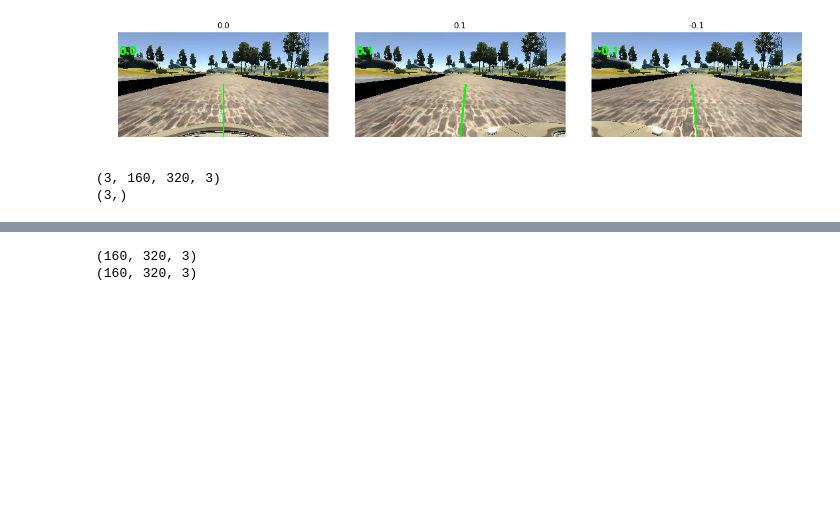
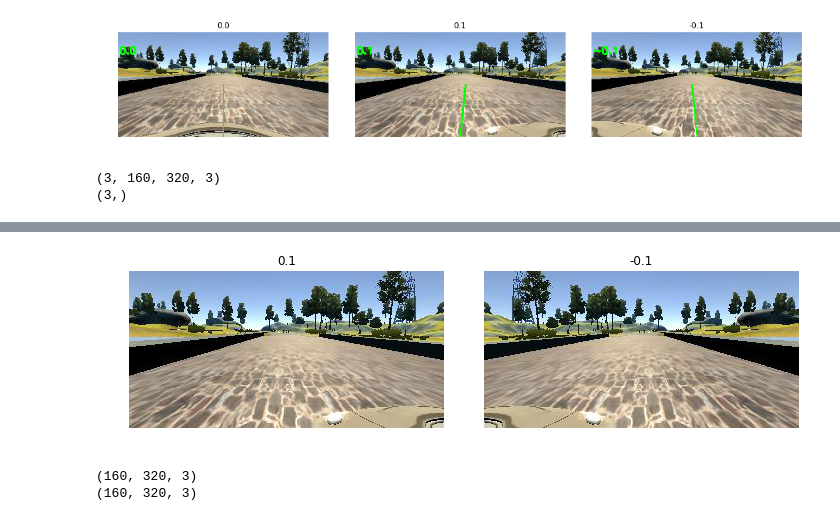
Before and after one commit to volkodava/CarND-Behavioral-Cloning-P3, a Jupyter notebook: analysis.ipynb, the cells around one changed output, grey strips where cells are left out. Cells and saved outputs as stored; diff of their text form; code cells hidden in the pictures; blank space fills up the shorter version.

```diff
--- a/analysis.ipynb
+++ b/analysis.ipynb
@@ -57,3 +68,12 @@ helper.plot_random_images(X_adj, y_adj)
+# %%
+test_image = helper.load_image(X_flat[1])
+test_class = y_flat[1]
+
+flipped_image, flipped_class = helper.flip(test_image, test_class)
+
+helper.plot_images(np.array([test_image, flipped_image]), np.array([test_class, flipped_class]), cols=2)
+# %% [output]
+[figure, added]
 # %%
 top_crop_px = 71
 bottom_crop_px = 23
```
Also changed, not shown: parts of 6 cells of this notebook, 12 other files.
